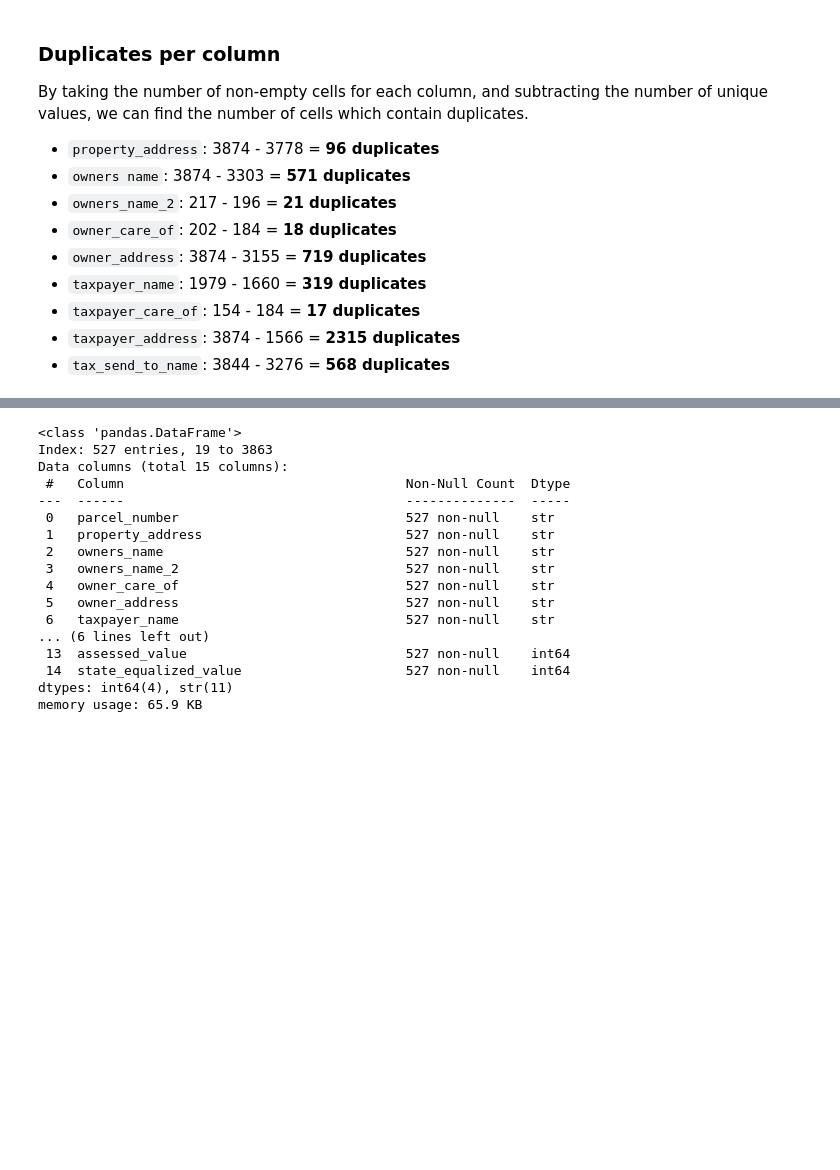
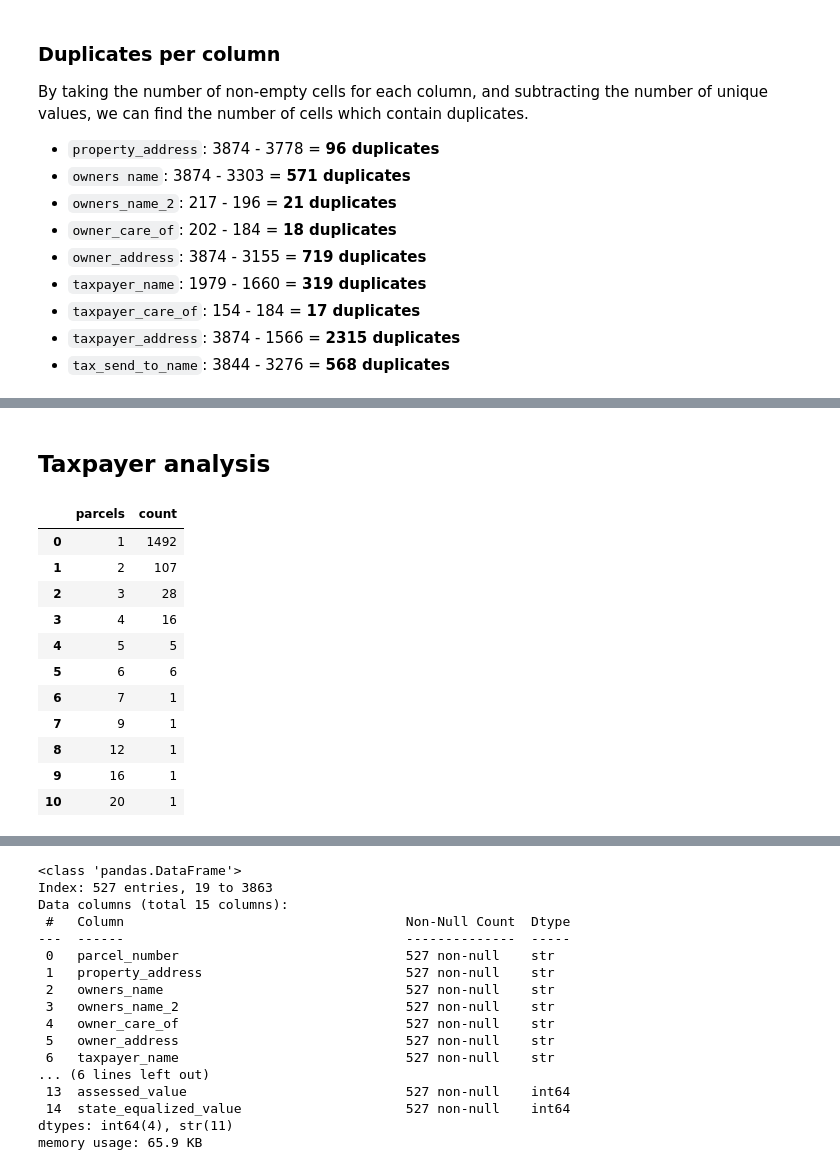
Before and after one commit to mattphinney-94/kzoo_county_project, a Jupyter notebook: County Data Exploratory Analysis.ipynb, the cells around one changed output, grey strips where cells are left out. Drawn from its saved outputs; the diff is of its cells as text; code cells hidden in the pictures; blank space fills up the shorter version.

```diff
--- a/County Data Exploratory Analysis.ipynb
+++ b/County Data Exploratory Analysis.ipynb
@@ -243,0 +292,31 @@ By taking the number of non-empty cells for each column, and subtracting the num
+# %% [markdown]
+## Taxpayer analysis
+# %%
+taxpayer_counts = (
+    df[df["taxpayer_name"] != ""]
+    .groupby("taxpayer_name")["parcel_number"]
+    .nunique()
+)
+
+taxpayer_distribution = (
+    taxpayer_counts
+    .value_counts()
+    .sort_index()
+    .rename_axis("parcels")
+    .reset_index(name="count")
+)
+
+taxpayer_distribution
+# %% [output]
+|  | parcels | count |
+| 0 | 1 | 1492 |
+| 1 | 2 | 107 |
+| 2 | 3 | 28 |
+| 3 | 4 | 16 |
+| 4 | 5 | 5 |
+| 5 | 6 | 6 |
+| 6 | 7 | 1 |
+| 7 | 9 | 1 |
+| 8 | 12 | 1 |
+| 9 | 16 | 1 |
+| 10 | 20 | 1 |
```
Also changed, not shown: parts of 25 cells of this notebook.
